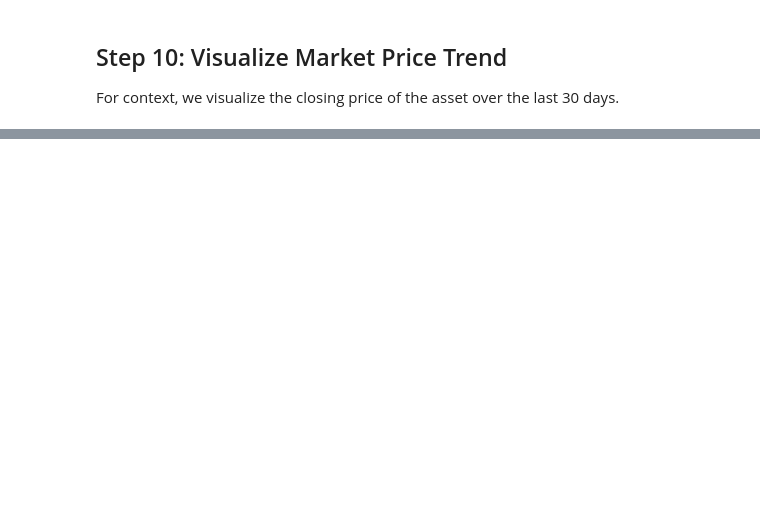
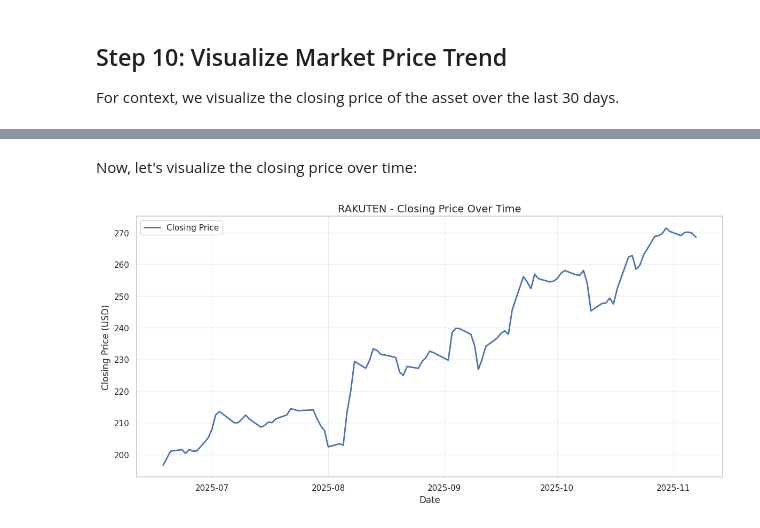
Before and after one commit to gopichandchalla16/infosys-internship-real-time-industry-insight-system, a Jupyter notebook: Infosys_Industry_Insights.ipynb, the cells around one changed output, grey strips where cells are left out. Saved outputs shown, nothing was run; the diff lists cells and outputs as text; code cells hidden in the pictures; blank space fills up the shorter version.

```diff
--- a/Infosys_Industry_Insights.ipynb
+++ b/Infosys_Industry_Insights.ipynb
@@ -241,0 +438,19 @@ plt.show()
+# %% [markdown]
+Now, let's visualize the closing price over time:
+# %%
+# Ensure data exists
+if 'data' in locals() :
+  plt.figure(figsize=(12,6))
+  plt.plot(data.index, data['4. close'], label='Closing Price', linewidth=2)
+
+  plt.title(f"{company_name} - Closing Price Over Time", fontsize=14)
+  plt.xlabel("Date", fontsize=12)
+  plt.ylabel("Closing Price (USD)", fontsize=12)
+  plt.legend()
+  plt.grid(True, alpha=0.3)
+  plt.tight_layout()
+  plt.show()
+else:
+    print("No data available to visualize. Please run the data fetch cell first.")
+# %% [output]
+[figure, added]
```
Also changed, not shown: parts of 15 cells of this notebook.
